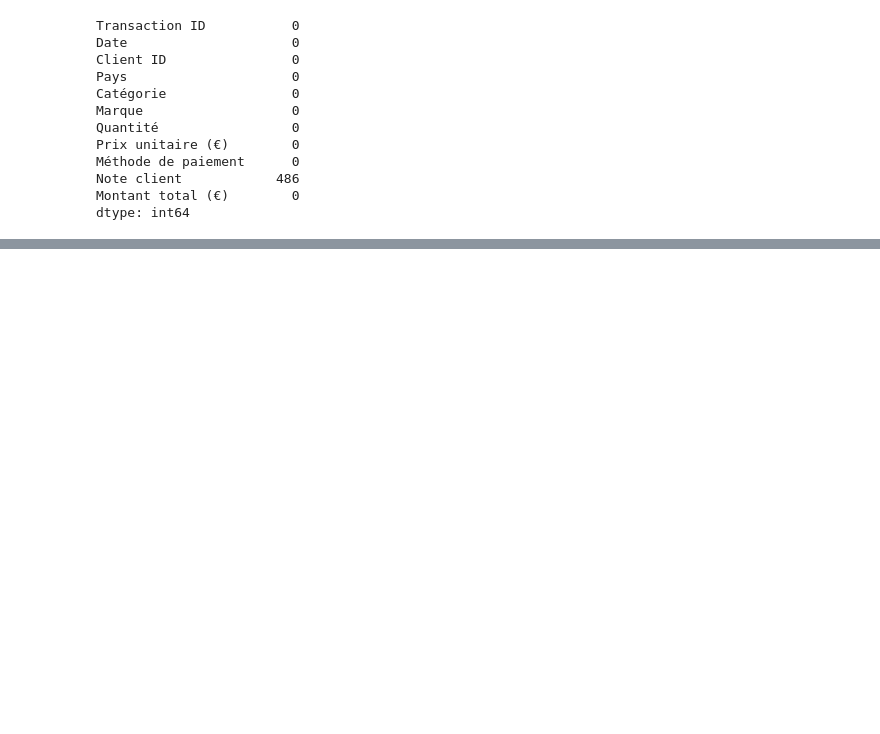
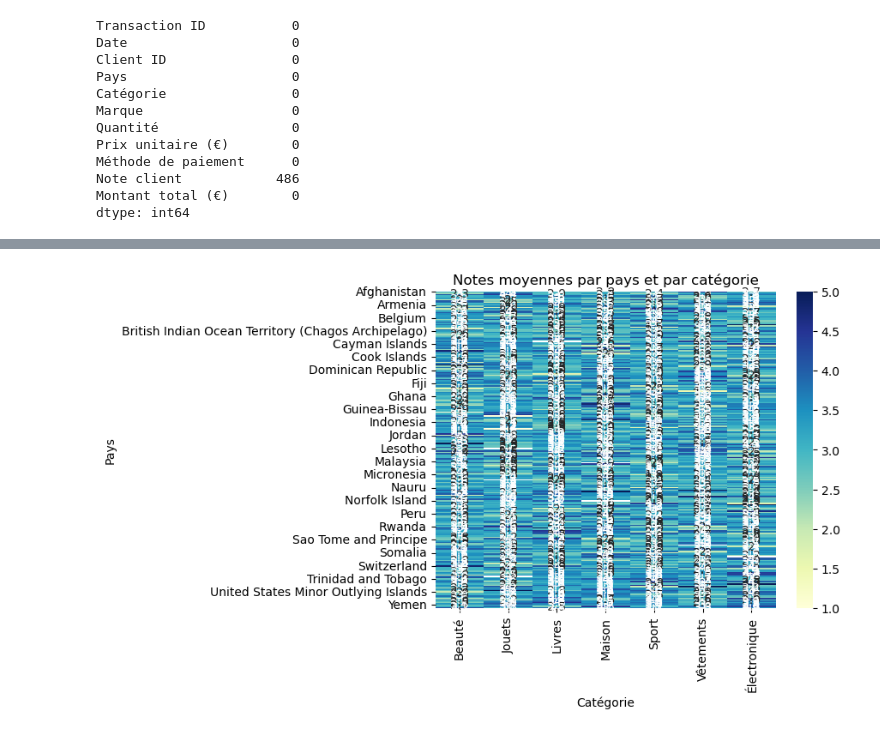
Before and after one commit to Parfaitchadnel/data_science, a Jupyter notebook: numpy/ecommerce_transactions.ipynb, the cells around one changed output, grey strips where cells are left out. Cells and saved outputs as stored; diff of their text form; code cells hidden in the pictures; blank space fills up the shorter version.

```diff
--- a/numpy/ecommerce_transactions.ipynb
+++ b/numpy/ecommerce_transactions.ipynb
@@ -63,0 +209,8 @@ KeyError: 'Column not found: Montant Total'
+# %%
+# 18. Heatmap des notes moyennes
+heatmap_data = df.pivot_table(values='Note client', index='Pays', columns='Catégorie', aggfunc='mean')
+sns.heatmap(heatmap_data, annot=True, cmap="YlGnBu")
+plt.title("Notes moyennes par pays et par catégorie")
+plt.show()
+# %% [output]
+[figure, added]
```
Also changed, not shown: parts of 14 cells of this notebook, 10 other files.
